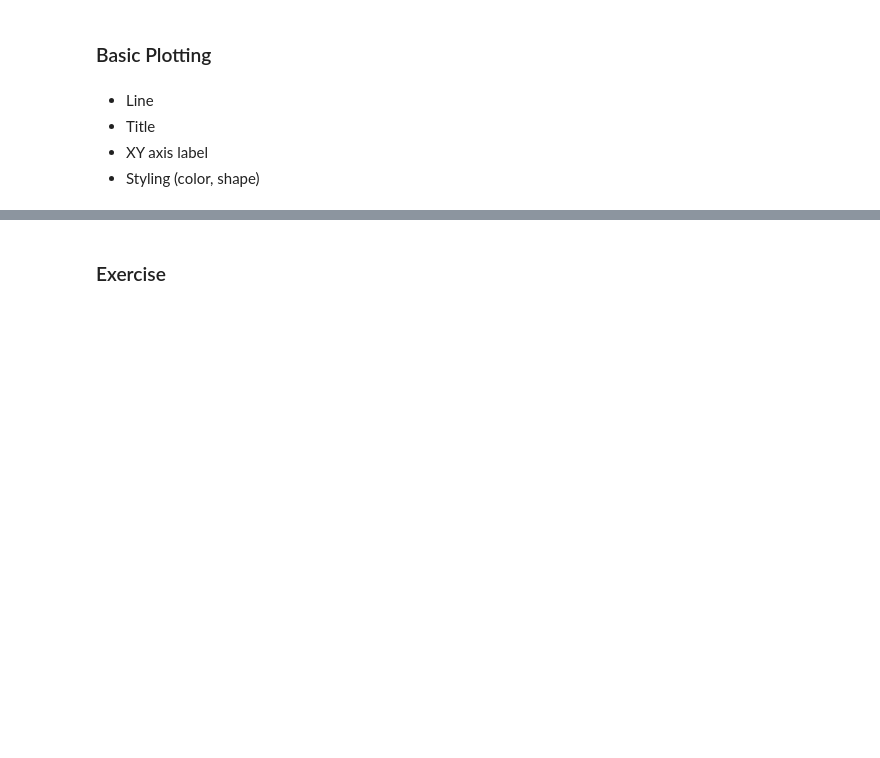
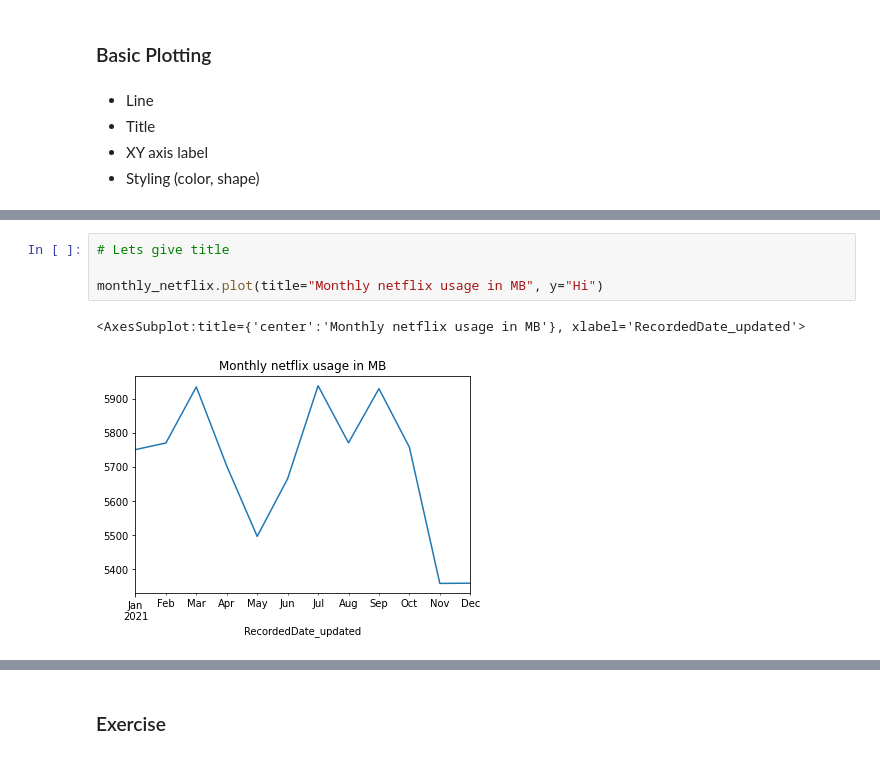
Before and after one commit to andreaschandra/free_data_science_courses, a Jupyter notebook: python_for_data_manipulation/1_basic_pandas.ipynb, the cells around one changed output, grey strips where cells are left out. Saved outputs shown, nothing was run; the diff lists cells and outputs as text; blank space fills up the shorter version.

```diff
--- a/python_for_data_manipulation/1_basic_pandas.ipynb
+++ b/python_for_data_manipulation/1_basic_pandas.ipynb
@@ -1059,0 +1092,7 @@ dt_data[['average_internet_speed_in_megabytes', 'MonthlyCharges']].resample("1M"
+# %%
+# Lets give title
+
+monthly_netflix.plot(title="Monthly netflix usage in MB", y="Hi")
+# %% [output]
+<AxesSubplot:title={'center':'Monthly netflix usage in MB'}, xlabel='RecordedDate_updated'>
+[figure, added]
```
Also changed, not shown: parts of 9 cells of this notebook.
